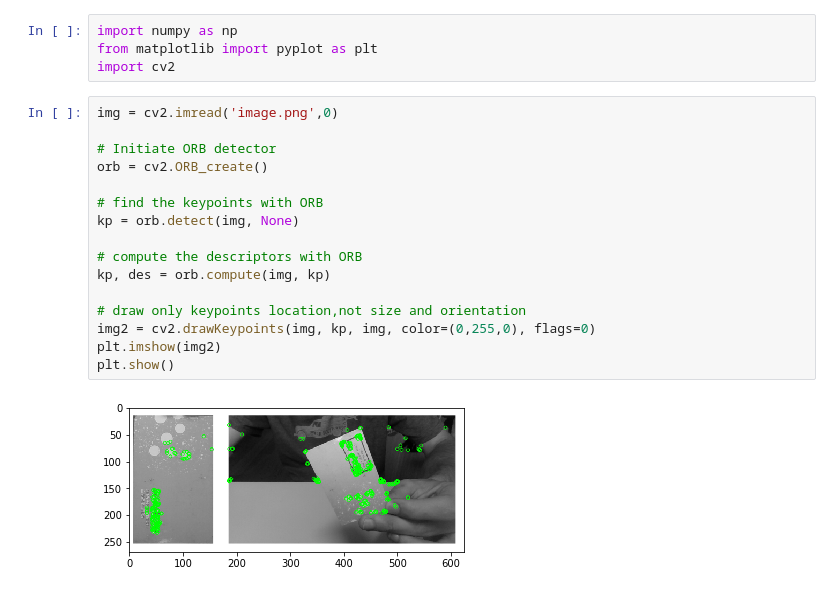
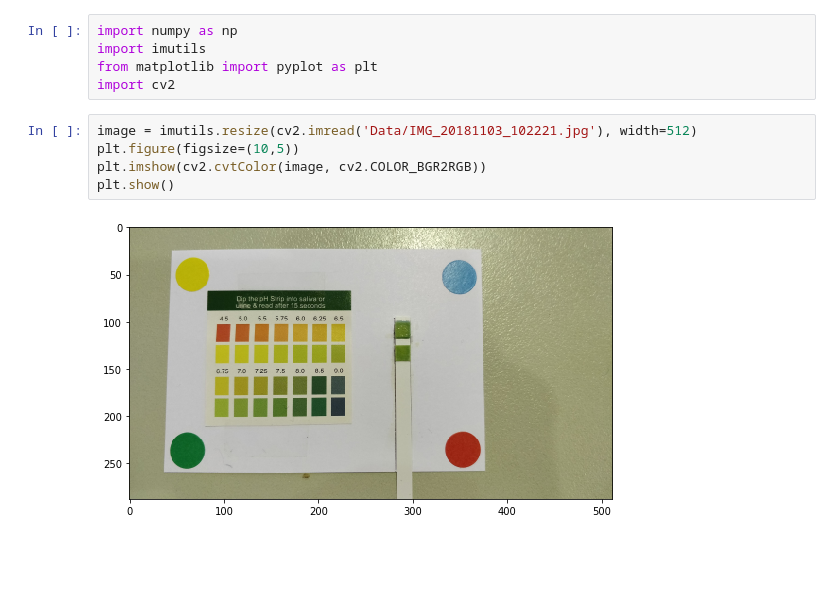
Before and after one commit to TheTerik/SHD2018, a Jupyter notebook: Decode.ipynb, the cells around one changed output. Cells and saved outputs as stored; diff of their text form; blank space fills up the shorter version.

```diff
--- a/Decode.ipynb
+++ b/Decode.ipynb
@@ -1,22 +1,12 @@
 # %%
 import numpy as np
+import imutils
 from matplotlib import pyplot as plt
 import cv2
-# %%
-img = cv2.imread('image.png',0)
-
-# Initiate ORB detector
-orb = cv2.ORB_create()
-
-# find the keypoints with ORB
-kp = orb.detect(img, None)
-
-# compute the descriptors with ORB
-kp, des = orb.compute(img, kp)
-
-# draw only keypoints location,not size and orientation
-img2 = cv2.drawKeypoints(img, kp, img, color=(0,255,0), flags=0)
-plt.imshow(img2)
-plt.show()
-# %% [output]
-[figure, removed]
+# %%
+image = imutils.resize(cv2.imread('Data/IMG_20181103_102221.jpg'), width=512)
+plt.figure(figsize=(10,5))
+plt.imshow(cv2.cvtColor(image, cv2.COLOR_BGR2RGB))
+plt.show()
+# %% [output]
+[figure, added]
```
Also changed, not shown: parts of 3 cells of this notebook, 1 other file.
